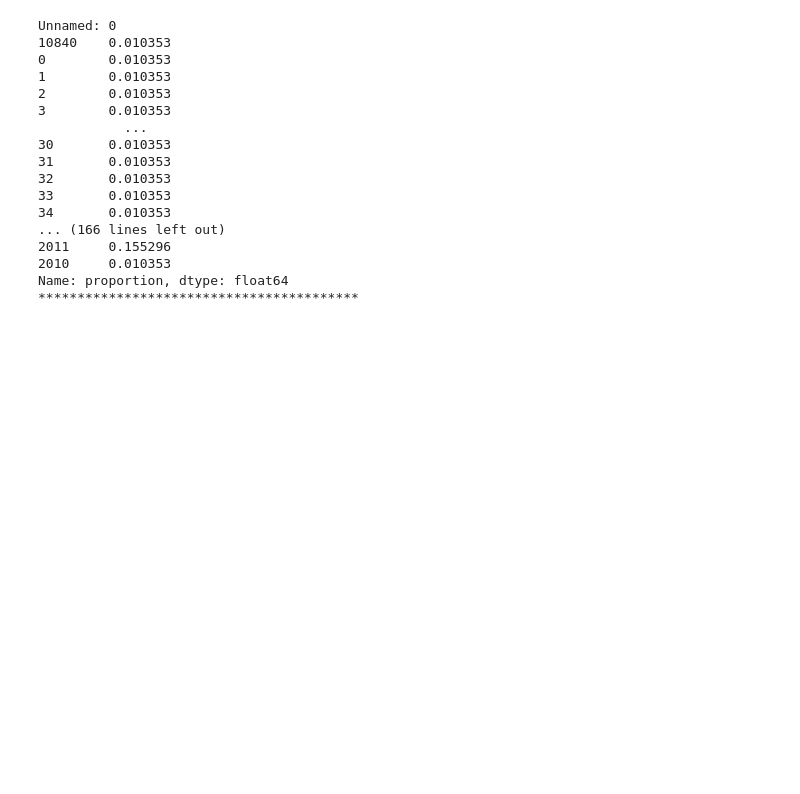
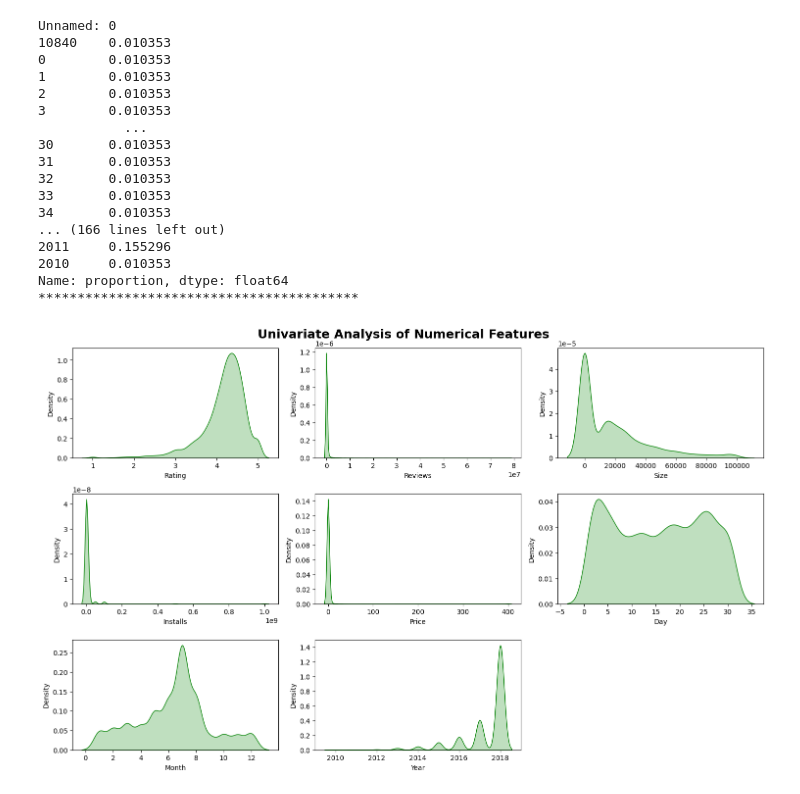
Before and after one commit to trish-2610/Python_Notes-, a Jupyter notebook: EDA and Feature Engineering/EDA_FE_Google_Playstore.ipynb, the cells around one changed output. Drawn from its saved outputs; the diff is of its cells as text; code cells hidden in the pictures; blank space fills up the shorter version.

```diff
--- a/EDA and Feature Engineering/EDA_FE_Google_Playstore.ipynb
+++ b/EDA and Feature Engineering/EDA_FE_Google_Playstore.ipynb
@@ -492,3 +492,15 @@ Unnamed: 0
 2010     0.010353
 Name: proportion, dtype: float64
 *****************************************
+# %%
+## Proportion of count data on numerical columns
+plt.figure(figsize=(15,15))
+plt.suptitle("Univariate Analysis of Numerical Features",fontsize=18,fontweight="bold")
+
+for column in range(0,len(numeric_features)):
+    plt.subplot(5,3,column+1)
+    sns.kdeplot(x=df[numeric_features[column]],shade=True,color="g")
+    plt.xlabel(numeric_features[column])
+    plt.tight_layout()
+# %% [output]
+[figure, added]
```
Also changed, not shown: parts of 2 cells of this notebook.
